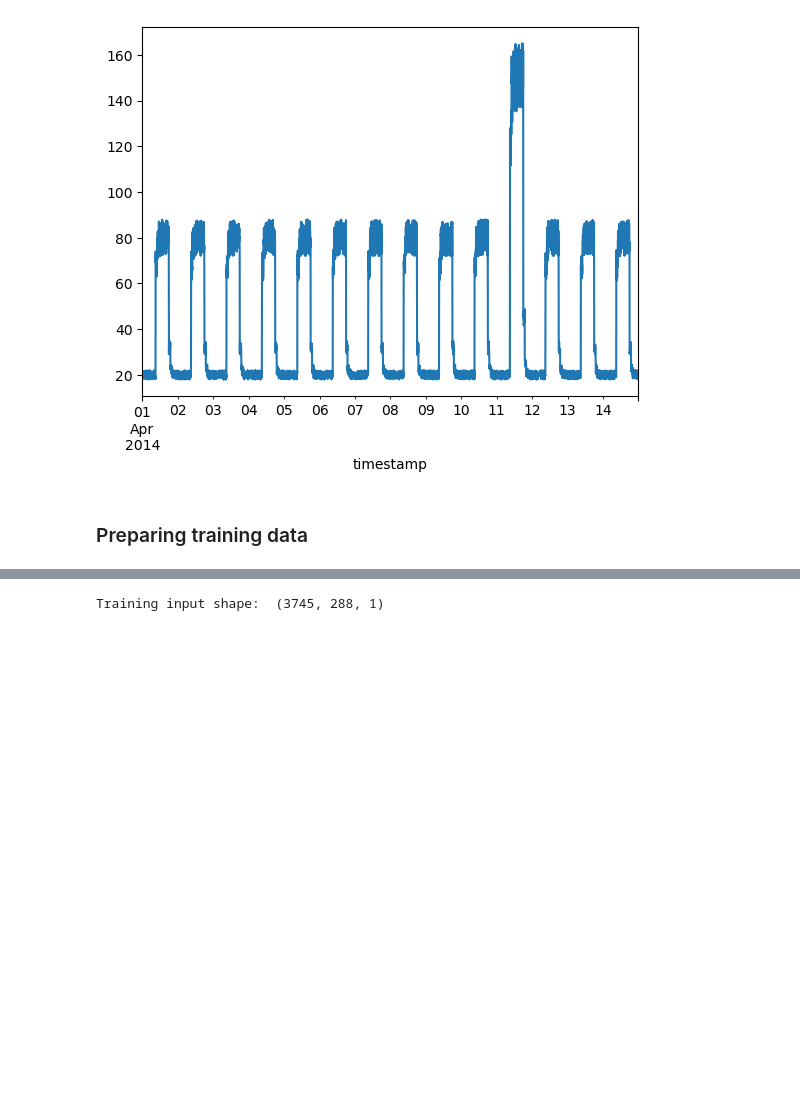
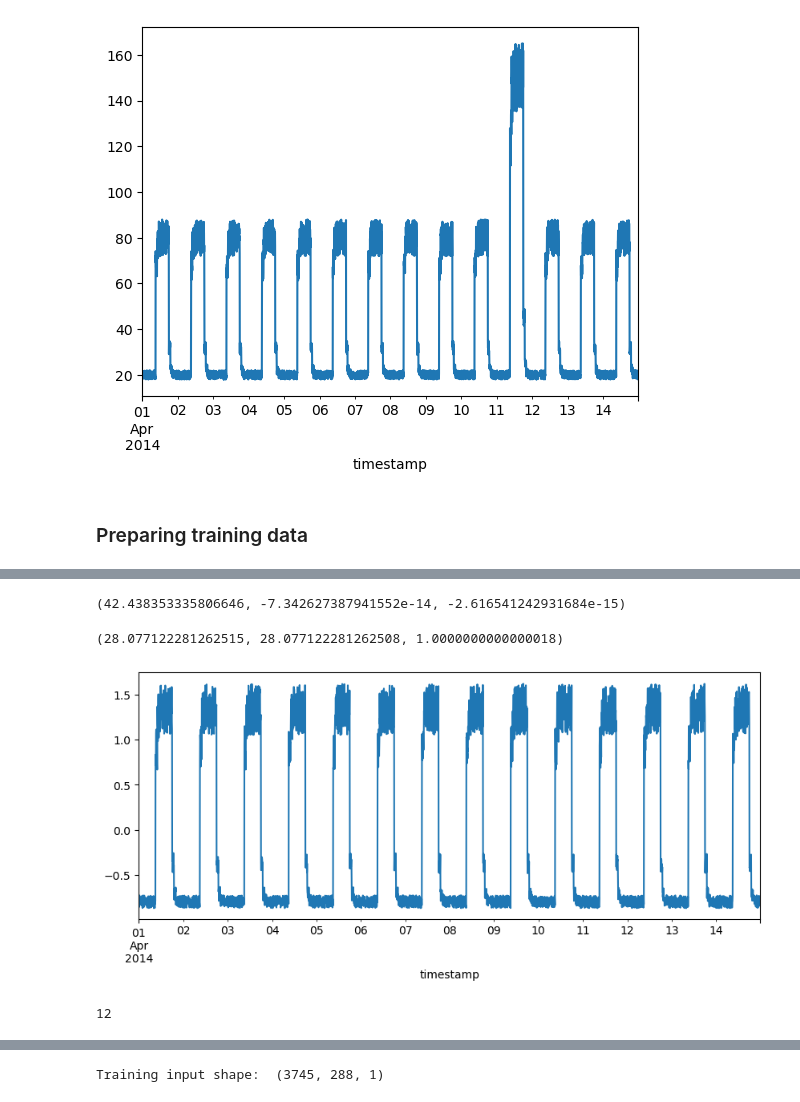
Before and after one commit to kaob1991/Machine-learning-and-statistics, a Jupyter notebook: Keras Time-series Anomaly.ipynb, the cells around one changed output, grey strips where cells are left out. Drawn from its saved outputs; the diff is of its cells as text; code cells hidden in the pictures; blank space fills up the shorter version.

```diff
--- a/Keras Time-series Anomaly.ipynb
+++ b/Keras Time-series Anomaly.ipynb
@@ -77,0 +133,16 @@ Number of training samples: 4032
+# %%
+df_small_noise['value'].mean(), df_small_noise['less_mean'].mean(), df_small_noise['div_std'].mean()
+# %% [output]
+(42.438353335806646, -7.342627387941552e-14, -2.616541242931684e-15)
+# %%
+df_small_noise['value'].std(), df_small_noise['less_mean'].std(), df_small_noise['div_std'].std()
+# %% [output]
+(28.077122281262515, 28.077122281262508, 1.0000000000000018)
+# %%
+#
+fig, ax = plt.subplots(figsize=(10,4))
+
+# Use pandas to plot data frame.
+df_training_value.plot(legend=False, ax=ax);
+# %% [output]
+[figure, added]
@@ -77,0 +165,6 @@ Number of training samples: 4032
+# %%
+# Length of L.
+len(L)
+12
+# %% [output]
+12
```
Also changed, not shown: parts of 54 cells of this notebook.
